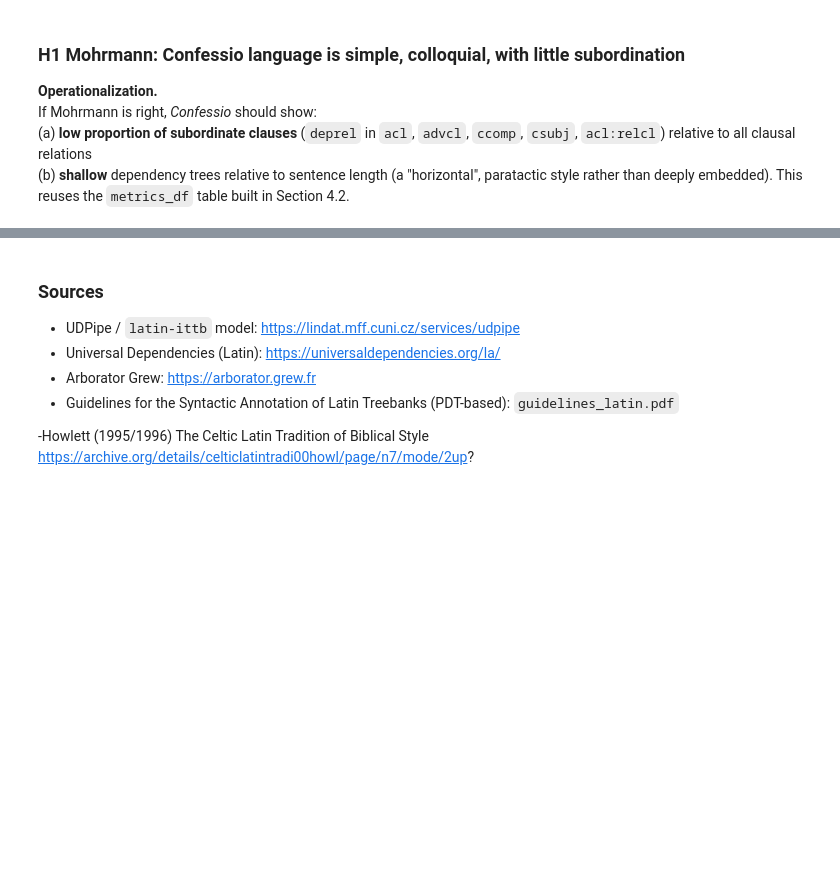
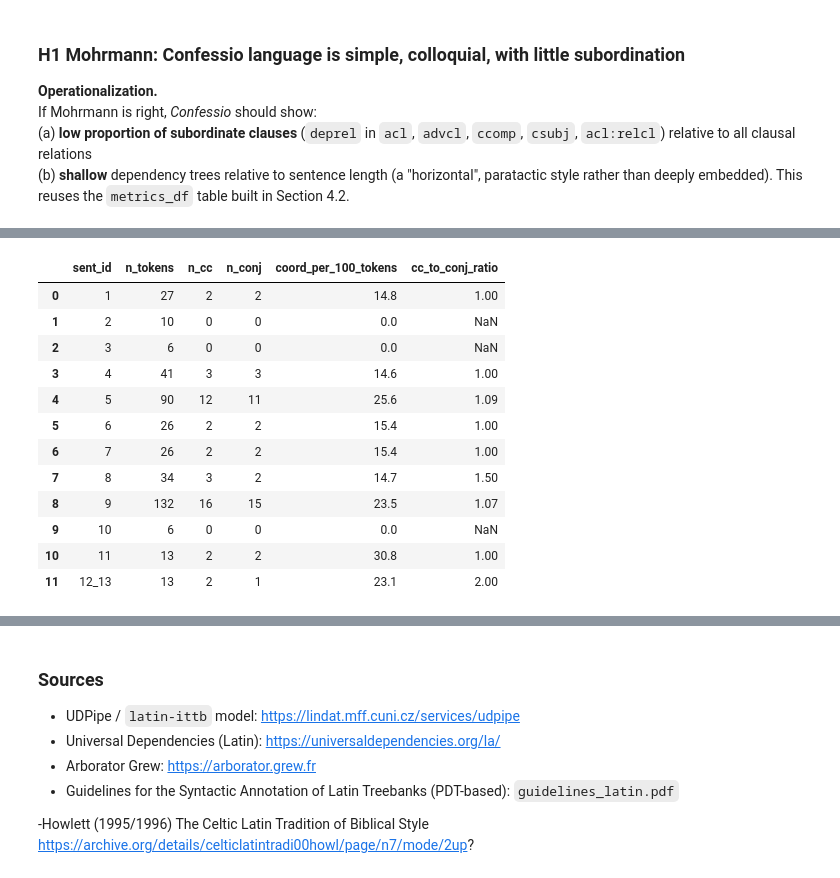
Before and after one commit to AimBtlv/research-computational_philology, a Jupyter notebook: 3-notebooks/Confessio_Linguistic_Analysis_v2.ipynb, the cells around one changed output, grey strips where cells are left out. Saved outputs shown, nothing was run; the diff lists cells and outputs as text; code cells hidden in the pictures; blank space fills up the shorter version.

```diff
--- a/3-notebooks/Confessio_Linguistic_Analysis_v2.ipynb
+++ b/3-notebooks/Confessio_Linguistic_Analysis_v2.ipynb
@@ -603,0 +879,36 @@ NameError: name 'corrected_sentences' is not defined
+# %%
+h4_rows = []
+for sent_idx, sent in enumerate(sentences, start=1):
+    sent_id = sent.metadata.get("sent_id", sent_idx)
+    simple_tokens = [t for t in sent if not isinstance(t["id"], tuple)]
+    n_tokens = len(simple_tokens)
+
+    n_cc = sum(1 for t in simple_tokens if t["deprel"] == "cc")
+    n_conj = sum(1 for t in simple_tokens if t["deprel"] == "conj")
+    n_coord_total = n_cc + n_conj
+
+    h4_rows.append({
+        "sent_id": sent_id,
+        "n_tokens": n_tokens,
+        "n_cc": n_cc,
+        "n_conj": n_conj,
+        "coord_per_100_tokens": round(n_coord_total / n_tokens * 100, 1) if n_tokens else 0,
+        "cc_to_conj_ratio": round(n_cc / n_conj, 2) if n_conj else None,
+    })
+
+h4_df = pd.DataFrame(h4_rows)
+h4_df
+# %% [output]
+|  | sent_id | n_tokens | n_cc | n_conj | coord_per_100_tokens | cc_to_conj_ratio |
+| 0 | 1 | 27 | 2 | 2 | 14.8 | 1.00 |
+| 1 | 2 | 10 | 0 | 0 | 0.0 | NaN |
+| 2 | 3 | 6 | 0 | 0 | 0.0 | NaN |
+| 3 | 4 | 41 | 3 | 3 | 14.6 | 1.00 |
+| 4 | 5 | 90 | 12 | 11 | 25.6 | 1.09 |
+| 5 | 6 | 26 | 2 | 2 | 15.4 | 1.00 |
+| 6 | 7 | 26 | 2 | 2 | 15.4 | 1.00 |
+| 7 | 8 | 34 | 3 | 2 | 14.7 | 1.50 |
+| 8 | 9 | 132 | 16 | 15 | 23.5 | 1.07 |
+| 9 | 10 | 6 | 0 | 0 | 0.0 | NaN |
+| 10 | 11 | 13 | 2 | 2 | 30.8 | 1.00 |
+| 11 | 12_13 | 13 | 2 | 1 | 23.1 | 2.00 |
```
Also changed, not shown: parts of 13 cells of this notebook.
